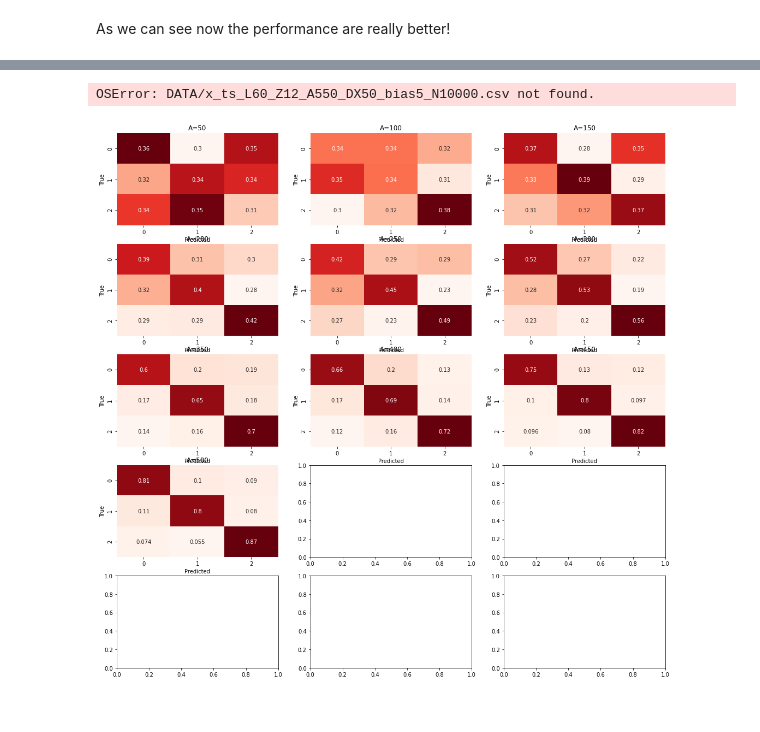
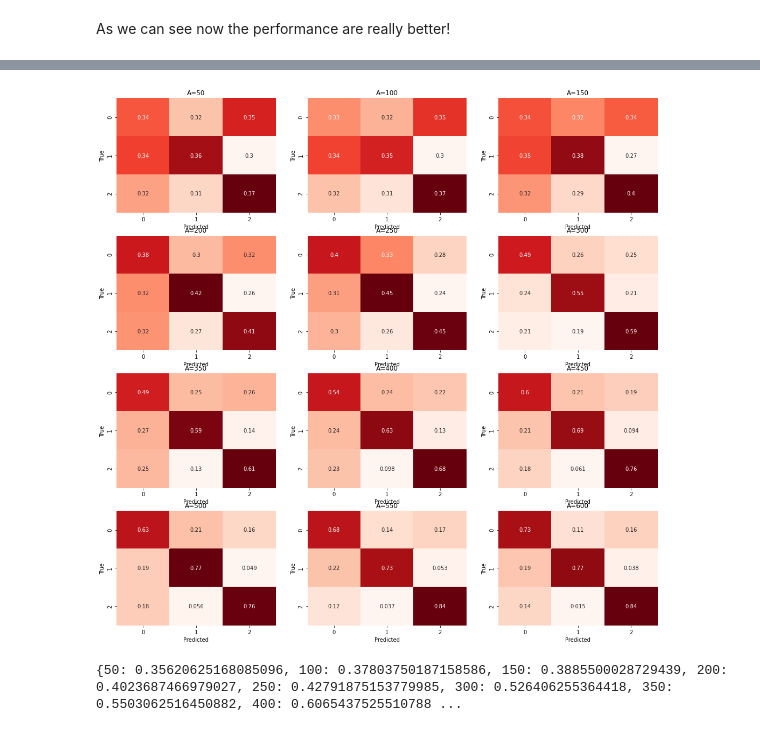
Before and after one commit to giuliacampesan/UniversityAssignments, a Jupyter notebook: 03_week/LoCPdown_Exercise3.ipynb, the cells around one changed output, grey strips where cells are left out. Saved outputs shown, nothing was run; the diff lists cells and outputs as text; code cells hidden in the pictures.

```diff
--- a/03_week/LoCPdown_Exercise3.ipynb
+++ b/03_week/LoCPdown_Exercise3.ipynb
@@ -195,8 +179,8 @@ plt.show()
 # %%
 from tqdm import tqdm
 
-fig, ax = plt.subplots(5, 3, figsize=(18,18))
-As = np.arange(50,550,50)
+fig, ax = plt.subplots(4, 3, figsize=(18,18))
+As = np.arange(50,650,50)
 scores = {}
 
 for a in tqdm(range(len((As)))):
@@ -253,35 +237,35 @@ for a in tqdm(range(len((As)))):
     #at each step of the for loop we recover the initial weights in order to start always from the same model
     model.load_weights('initial.h5')
     fit = model.fit(x_train,
                     y_train,
                     batch_size = batch_size,
                     epochs = epochs,
                     validation_data = (x_val,y_val),
                     verbose = 0
                    )
     scores[As[a]] = np.mean(fit.history['accuracy'][-20:])
 
     y_pred_val  = model.predict(x_val)
     max_y_pred_val = np.argmax(y_pred_val, axis=1)
     max_y_val = np.argmax(y_val, axis=1)
     confusion_Oz = confusion_matrix(max_y_pred_val,max_y_val, normalize='true')
 
     g = sns.heatmap(confusion_Oz,
                     annot = True,
                     cmap = plt.cm.Reds,
                     cbar = False,
                     fmt = '.2g',
                     ax = ax[i][j]
                    )
     g.set_ylabel('True')
     g.set_xlabel('Predicted')
     g.set_title(f'A={As[a]}')
 
 plt.show()
 print(scores)
 # %% [output]
+[figure, new version]
-OSError: DATA/x_ts_L60_Z12_A550_DX50_bias5_N10000.csv not found.
+{50: 0.35620625168085096, 100: 0.37803750187158586, 150: 0.3885500028729439, 200: 0.4023687466979027, 250: 0.42791875153779985, 300: 0.526406255364418, 350: 0.5503062516450882, 400: 0.6065437525510788 ...
-[figure, old version]
 # %%
 keys_int = []
 as_accuracy = []
```
Also changed, not shown: parts of 18 cells of this notebook, 1 other file.
